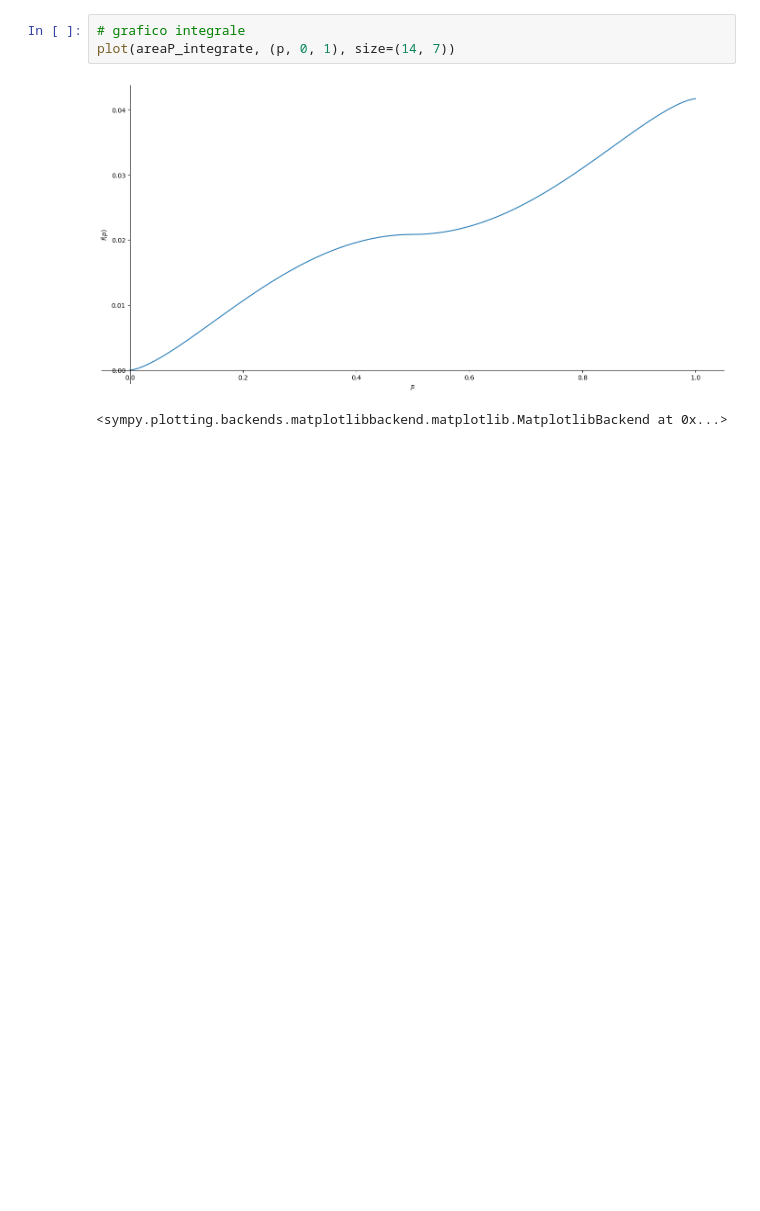
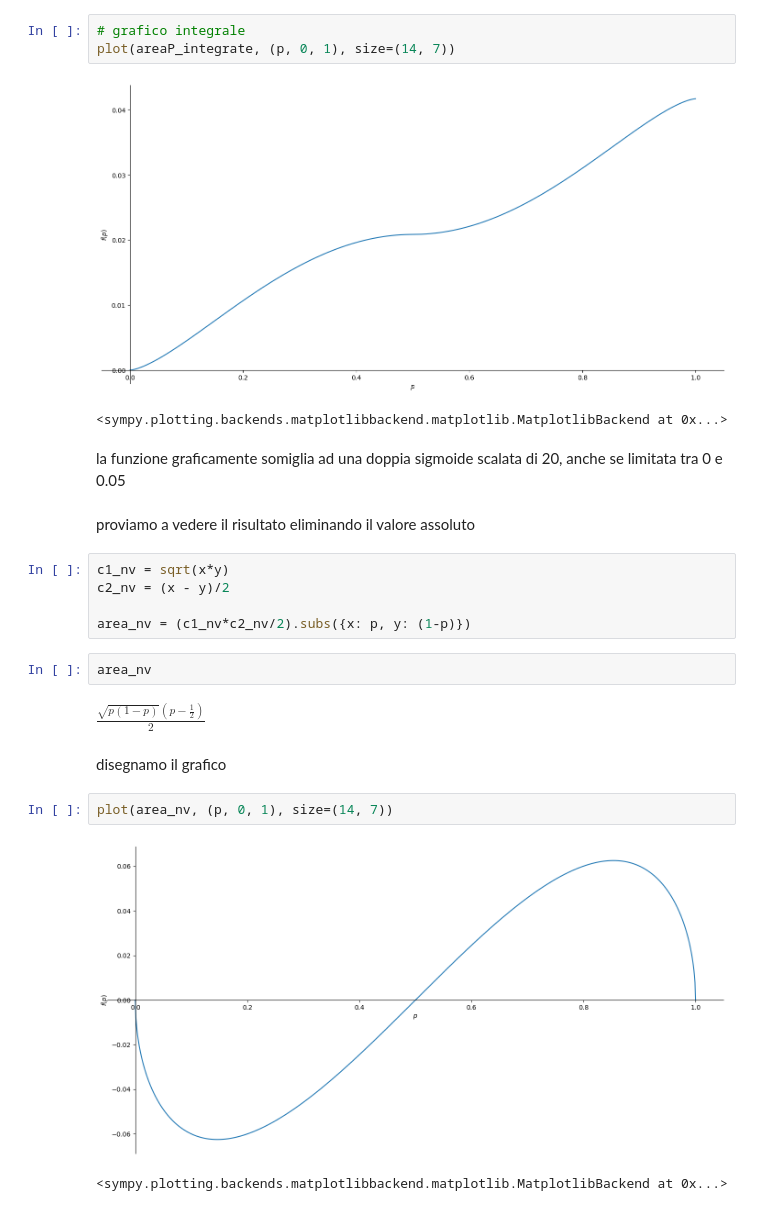
Before and after one commit to davidMarabottini/relazione_media_deviazione_standard, a Jupyter notebook: ipotesi-triangolo-prodotto-media-deviazione-standard.ipynb, the cells around one changed output. Cells and saved outputs as stored; diff of their text form; blank space fills up the shorter version.

```diff
--- a/ipotesi-triangolo-prodotto-media-deviazione-standard.ipynb
+++ b/ipotesi-triangolo-prodotto-media-deviazione-standard.ipynb
@@ -188,3 +188,23 @@ plot(areaP_integrate, (p, 0, 1), size=(14, 7))
 # %% [output]
 [figure]
 <sympy.plotting.backends.matplotlibbackend.matplotlib.MatplotlibBackend at 0x...>
+# %% [markdown]
+la funzione graficamente somiglia ad una doppia sigmoide scalata di 20, anche se limitata tra 0 e 0.05
+# %% [markdown]
+proviamo a vedere il risultato eliminando il valore assoluto
+# %%
+c1_nv = sqrt(x*y)
+c2_nv = (x - y)/2
+
+area_nv = (c1_nv*c2_nv/2).subs({x: p, y: (1-p)})
+# %%
+area_nv
+# %% [output]
+$\displaystyle \frac{\sqrt{p \left(1 - p\right)} \left(p - \frac{1}{2}\right)}{2}$
+# %% [markdown]
+disegnamo il grafico
+# %%
+plot(area_nv, (p, 0, 1), size=(14, 7))
+# %% [output]
+[figure, added]
+<sympy.plotting.backends.matplotlibbackend.matplotlib.MatplotlibBackend at 0x...>
```
Also changed, not shown: parts of 7 cells of this notebook.
